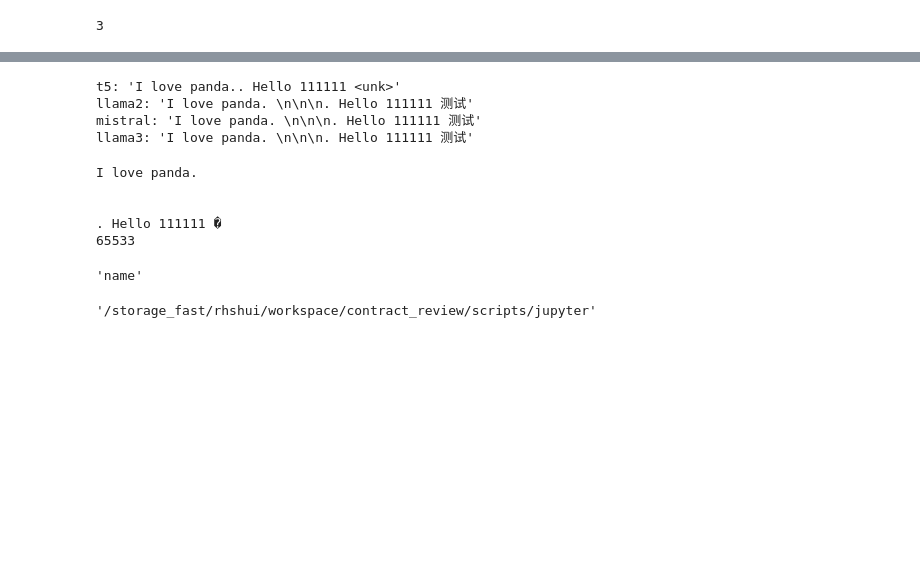
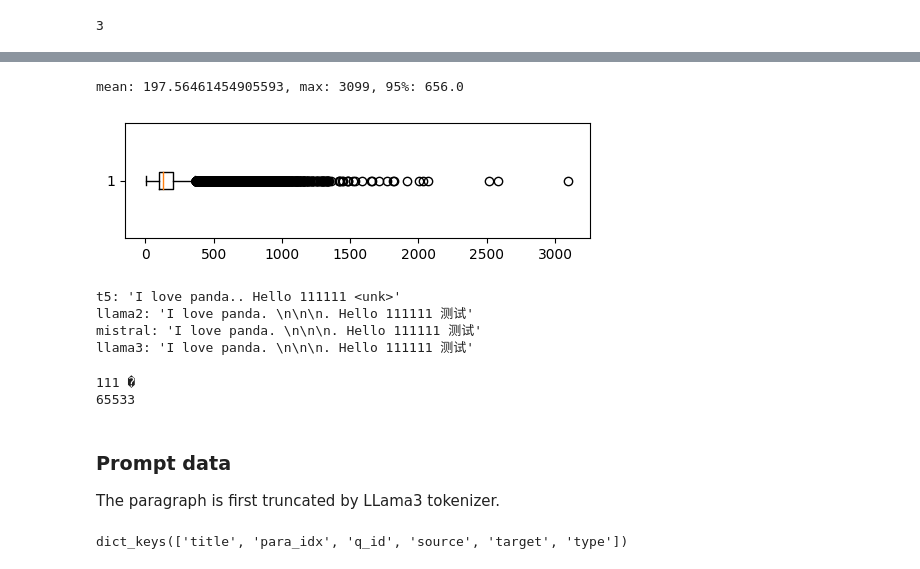
Before and after one commit to srhthu/ContClause, a Jupyter notebook: scripts/jupyter/check_pro_data.ipynb, the cells around one changed output, grey strips where cells are left out. Drawn from its saved outputs; the diff is of its cells as text; code cells hidden in the pictures; blank space fills up the shorter version.

```diff
--- a/scripts/jupyter/check_pro_data.ipynb
+++ b/scripts/jupyter/check_pro_data.ipynb
@@ -86 +79,6 @@ tk_t5lg = AutoTokenizer.from_pretrained('google/flan-t5-large', cache_dir = '/ne
+# %%
+show_length_stat(all_para_len_mistral)
+# %% [output]
+mean: 197.56461454905593, max: 3099, 95%: 656.0
+[figure, added]
 # %%
@@ -97,21 +97,15 @@ llama2: 'I love panda. \n\n\n. Hello 111111 测试'
 mistral: 'I love panda. \n\n\n. Hello 111111 测试'
 llama3: 'I love panda. \n\n\n. Hello 111111 测试'
 # %%
+# The influence of truncation of BPE models.
+# If the bytes of one token is truncated, the token becomes a special character
 dec_str = tk_llama3.decode(tk_llama3.encode(exa_text, add_special_tokens=False)[:-1])
-print(dec_str)
+print(dec_str[-5:])
 print(ord(dec_str[-1]))
 # %% [output]
-I love panda.
-
-
-. Hello 111111 �
+111 �
 65533
-# %%
-from pathlib import Path
-Path('a/name.txt').stem
-# %% [output]
-'name'
-# %%
-os.getcwd()
-# %% [output]
-'/storage_fast/rhshui/workspace/contract_review/scripts/jupyter'
+# %% [markdown]
+### Prompt data
+
+The paragraph is first truncated by LLama3 tokenizer.
@@ -117,0 +126,4 @@ os.getcwd()
+# %%
+test_data_id[0].keys()
+# %% [output]
+dict_keys(['title', 'para_idx', 'q_id', 'source', 'target', 'type'])
```
Also changed, not shown: parts of 29 cells of this notebook, 51 other files.
